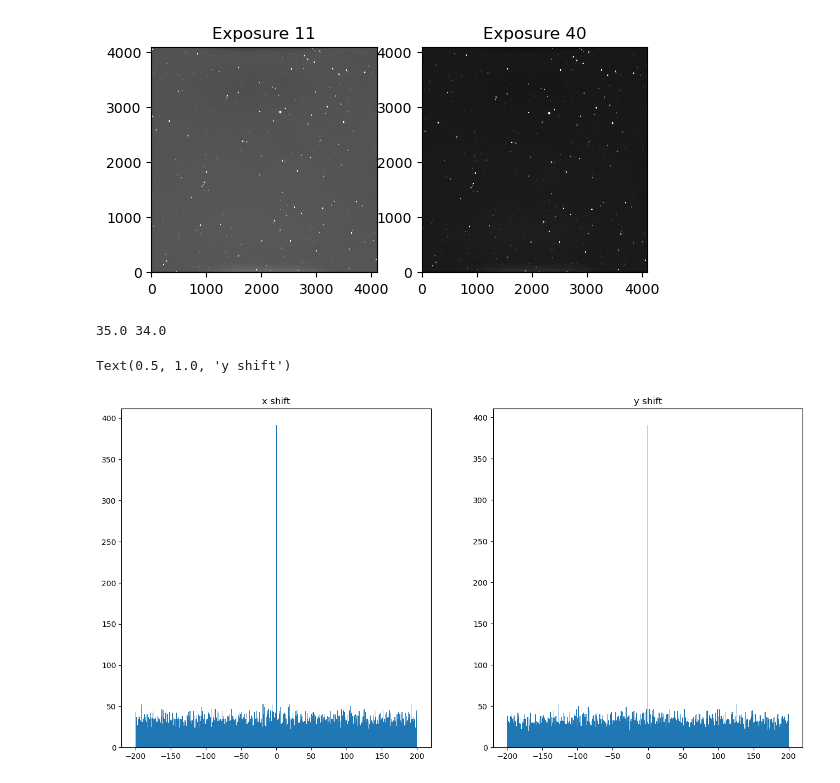
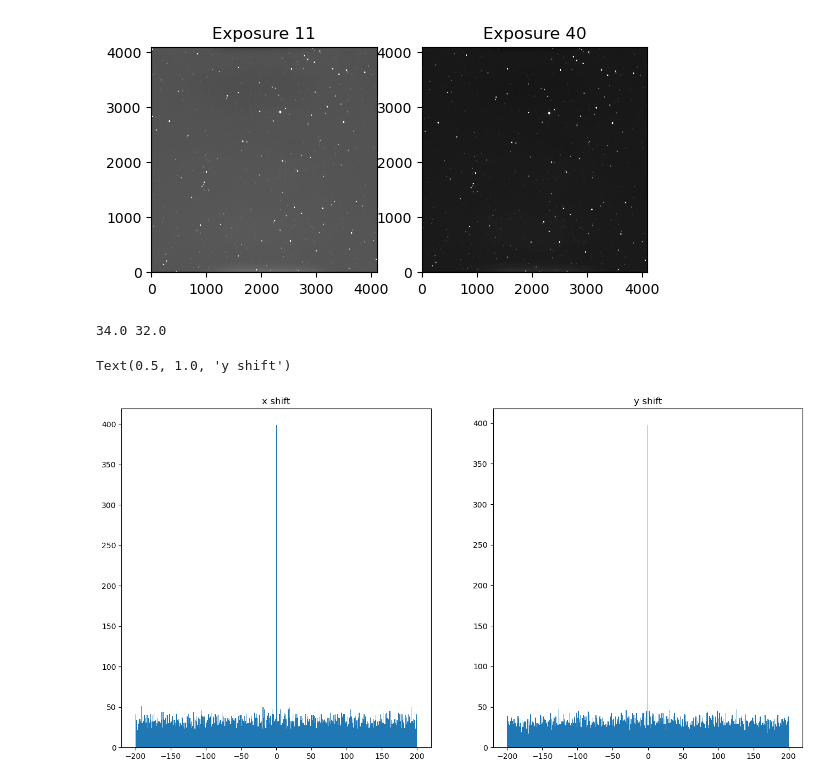
Before and after one commit to spencermfreeman/Astro_Fits_Pipeline, a Jupyter notebook: notebooks/photometry.ipynb, the cells around one changed output. Cells and saved outputs as stored; diff of their text form; code cells hidden in the pictures.

```diff
--- a/notebooks/photometry.ipynb
+++ b/notebooks/photometry.ipynb
@@ -286,31 +286,39 @@ Text(0.5, 1.0, 'Exposure 40')
 # %%
 from astropy.table import Table
 
-cat1 = Table.read('/Users/spencerfreeman/Desktop/PersonalCS/CurrentPipeline/test_input/test_output/12-cat.fits')
-cat2 = Table.read('/Users/spencerfreeman/Desktop/PersonalCS/CurrentPipeline/test_input/test_output/41-cat.fits')
+cat1 = Table.read('/Users/spencerfreeman/Desktop/PersonalCS/CurrentPipeline/test_input/test_output/1-cat.fits')
+cat2 = Table.read('/Users/spencerfreeman/Desktop/PersonalCS/CurrentPipeline/test_input/test_output/2-cat.fits')
 x1=cat1['xcenter']
 y1=cat1['ycenter']
 x2=cat2['xcenter']
 y2=cat2['ycenter']
 
 ncat1=len(cat1)
 ncat2=len(cat2)
 XX=[]
 YY=[]
+
+#calculate shift for each object in the catfile, denote this with XX for x shifts and YY for y shifts
+#we have the form list - constant where the constant iterates throush all of the objects in the second image
+#extend allows us to add another list (each shift)
 for i in range(ncat2):
- XX.extend((x1-x2[i]))
- YY.extend((y1-y2[i]))
+    XX.extend((x1-x2[i]))
+    YY.extend((y1-y2[i]))
+
 XX=np.array(XX)
 YY=np.array(YY)
+
 xhist,xbins=np.histogram(XX,range=[-200,200],bins=401)
 yhist,ybins=np.histogram(YY,range=[-200,200],bins=401)
+
 print(np.median(xhist),np.median(yhist))
+
 f,axs=plt.subplots(1,2,figsize=(16,8))
 axs[0].hist(XX,range=[-200,200],bins=401)
 axs[0].set_title("x shift")
 axs[1].hist(YY,range=[-200,200],bins=401)
 axs[1].set_title("y shift")
 # %% [output]
-35.0 34.0
+34.0 32.0
 Text(0.5, 1.0, 'y shift')
-[figure, old version]
+[figure, new version]
```
